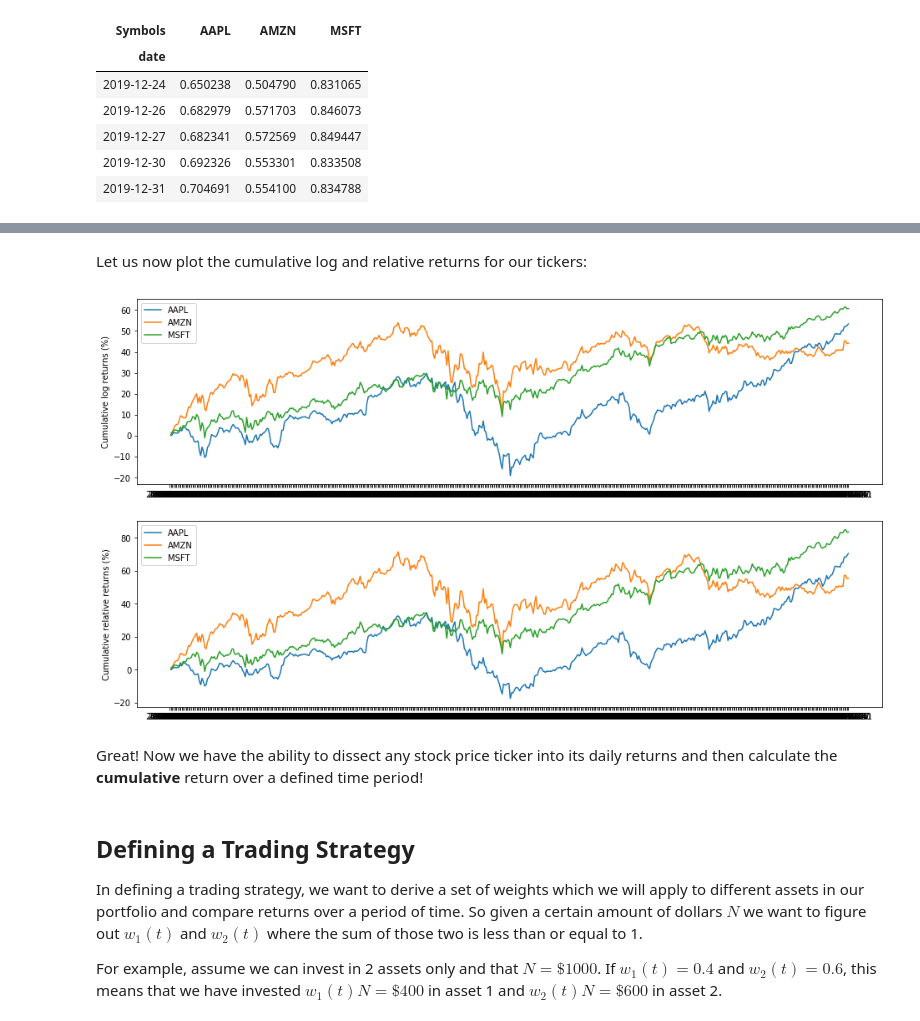
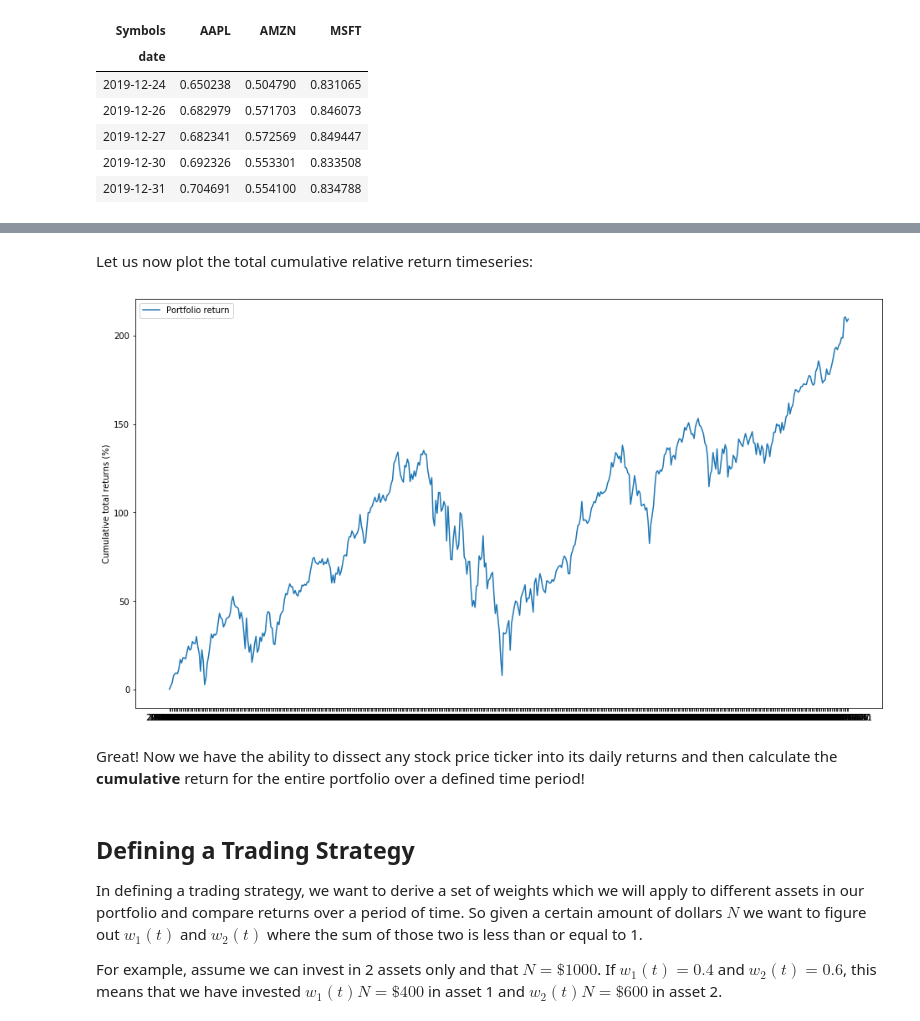
Before and after one commit to harishraisinghani/learn-talk-tech-surrey, a Jupyter notebook: Intro-to-Datascience/Python_for_Finance-Learn_Talk_Tech_Surrey.ipynb, the cells around one changed output, grey strips where cells are left out. Drawn from its saved outputs; the diff is of its cells as text; code cells hidden in the pictures.

```diff
--- a/Intro-to-Datascience/Python for Finance - Learn & Talk Tech Surrey.ipynb
+++ b/Intro-to-Datascience/Python_for_Finance-Learn_Talk_Tech_Surrey.ipynb
@@ -647,0 +645,3 @@ cumulative_relative_returns.tail()
+# %%
+cumulative_relative_returns_total = cumulative_relative_returns.sum(axis=1)
+cumulative_relative_returns_total.tail()
@@ -648,28 +656,18 @@ cumulative_relative_returns.tail()
 # %% [markdown]
-Let us now plot the cumulative log and relative returns for our tickers:
+Let us now plot the total cumulative relative return timeseries:
 # %%
 plt.figure(figsize=(16, 9))
-plt.subplot(211)
 
-for ticker in cumulative_log_returns:
-    plt.plot(cumulative_log_returns[ticker].index, 100*cumulative_log_returns[ticker], label=str(ticker))
+plt.plot(cumulative_relative_returns_total.index, 100*cumulative_relative_returns_total, label="Portfolio return")
 
-plt.ylabel('Cumulative log returns (%)')
-plt.legend()
-
-plt.subplot(212)
-
-for ticker in cumulative_relative_returns:
-    plt.plot(cumulative_relative_returns[ticker].index, 100*cumulative_relative_returns[ticker], label=str(ticker))
-
-plt.ylabel('Cumulative relative returns (%)')
+plt.ylabel('Cumulative total returns (%)')
 plt.legend()
 
 plt.show()
 # %% [output]
-[figure, old version]
+[figure, new version]
 # %% [markdown]
-Great! Now we have the ability to dissect any stock price ticker into its daily returns and then calculate the **cumulative** return over a defined time period!
+Great! Now we have the ability to dissect any stock price ticker into its daily returns and then calculate the **cumulative** return for the entire portfolio over a defined time period!
 # %% [markdown]
 ## Defining a Trading Strategy
 In defining a trading strategy, we want to derive a set of weights which we will apply to different assets in our portfolio and compare returns over a period of time. So given a certain amount of dollars $N$ we want to figure out $w_1(t)$ and $w_2(t)$ where the sum of those two is less than or equal to 1.
```
Also changed, not shown: parts of 25 cells of this notebook, 1 other file.
